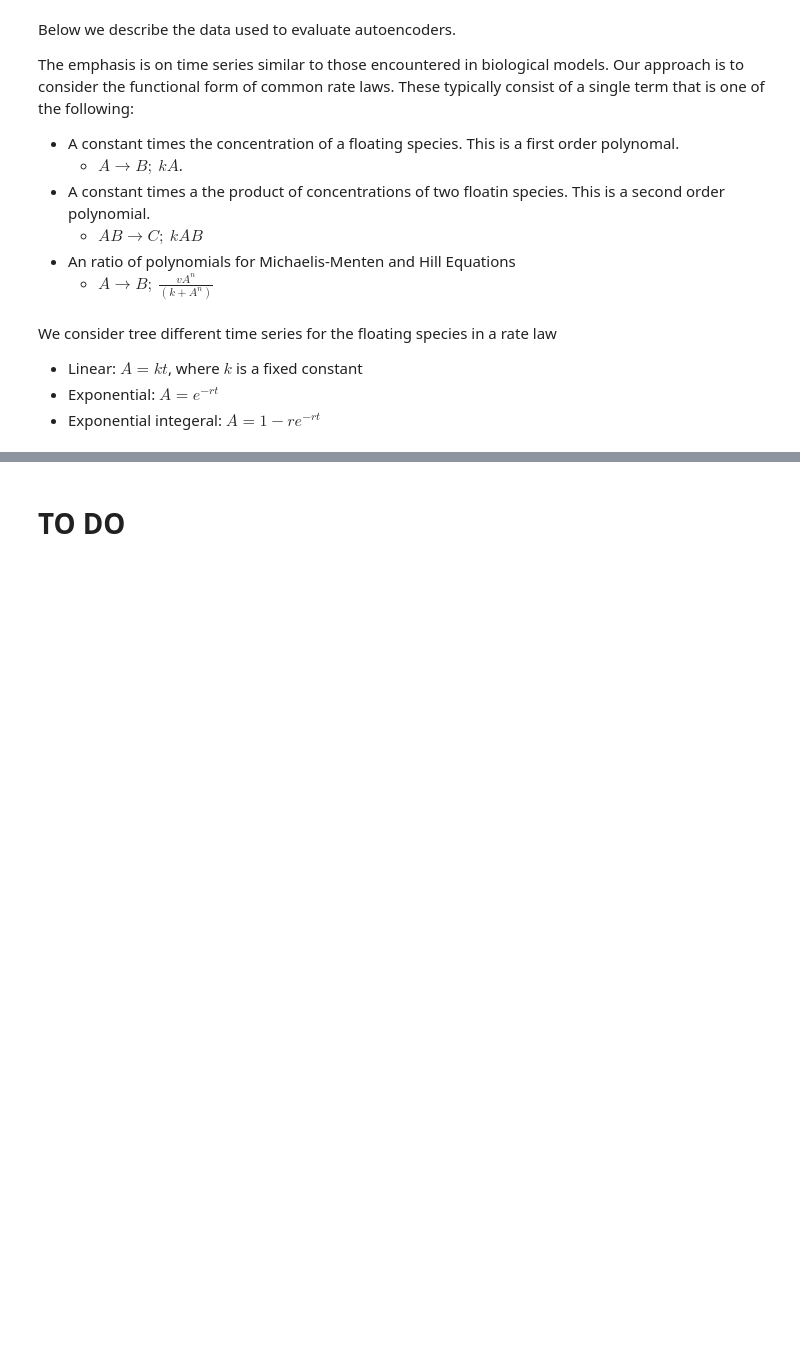
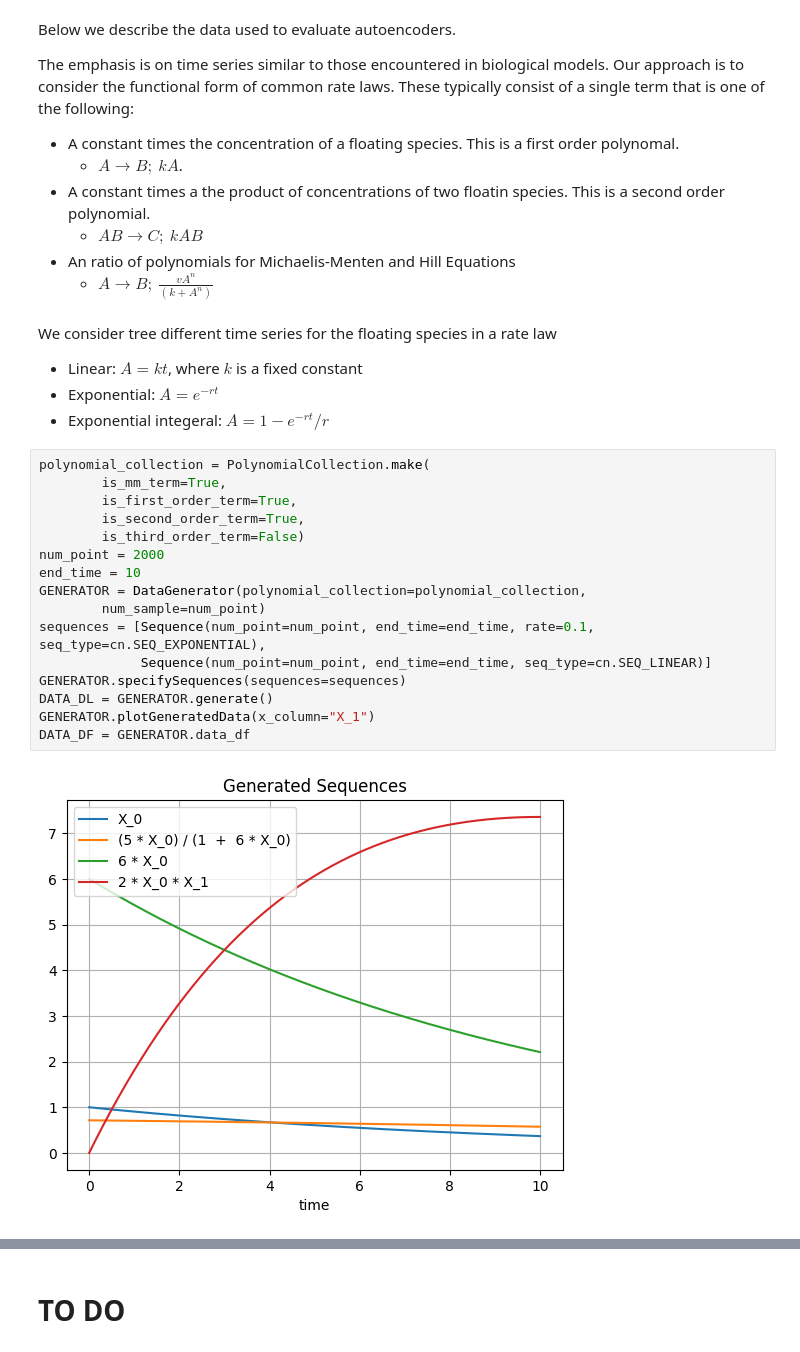
Before and after one commit to ModelEngineering/autoencodersb, a Jupyter notebook: notebooks/evaluating_autoencoders.ipynb, the cells around one changed output, grey strips where cells are left out. Cells and saved outputs as stored; diff of their text form; blank space fills up the shorter version.

Commit message:
Refinements to generate data.

```diff
--- a/notebooks/evaluating_autoencoders.ipynb
+++ b/notebooks/evaluating_autoencoders.ipynb
@@ -37,4 +38,22 @@ The emphasis is on time series similar to those encountered in biological models
 We consider tree different time series for the floating species in a rate law
 * Linear: $A = kt$, where $k$ is a fixed constant
 * Exponential: $A = e^{-r t}$
-* Exponential integeral: $A = 1 - r e^{-r t}$
+* Exponential integeral: $A = 1 - e^{-r t}/r$
+# %%
+polynomial_collection = PolynomialCollection.make(
+        is_mm_term=True,
+        is_first_order_term=True,
+        is_second_order_term=True,
+        is_third_order_term=False)
+num_point = 2000
+end_time = 10
+GENERATOR = DataGenerator(polynomial_collection=polynomial_collection,
+        num_sample=num_point)
+sequences = [Sequence(num_point=num_point, end_time=end_time, rate=0.1, seq_type=cn.SEQ_EXPONENTIAL),
+             Sequence(num_point=num_point, end_time=end_time, seq_type=cn.SEQ_LINEAR)]
+GENERATOR.specifySequences(sequences=sequences)
+DATA_DL = GENERATOR.generate()
+GENERATOR.plotGeneratedData(x_column="X_1")
+DATA_DF = GENERATOR.data_df
+# %% [output]
+[figure, added]
```
Also changed, not shown: parts of 2 cells of this notebook, 9 other files.
